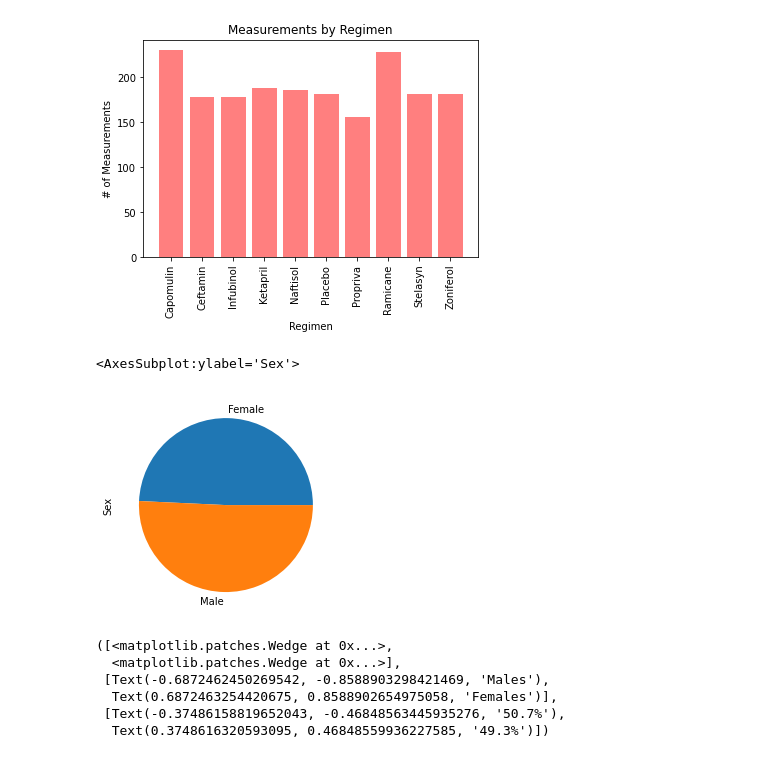
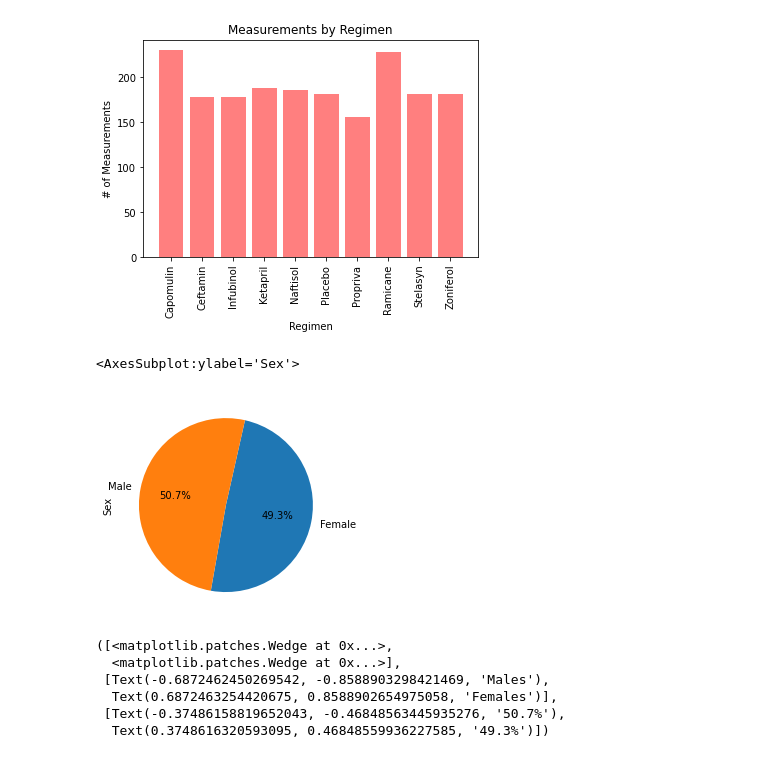
Before and after one commit to jakeazus/Matplotlib-Homework, a Jupyter notebook: Pymaceuticals/pymaceuticals_starter.ipynb, the cells around one changed output. Saved outputs shown, nothing was run; the diff lists cells and outputs as text; code cells hidden in the pictures.

```diff
--- a/Pymaceuticals/pymaceuticals_starter.ipynb
+++ b/Pymaceuticals/pymaceuticals_starter.ipynb
@@ -163,10 +178,11 @@ plt.show()
 # %%
 # Generate a pie plot showing the distribution of female versus male mice using pandas
 gender = clean_df.groupby("Sex")["Sex"].count()
-gender.plot.pie()
+ax = plt.subplot(111)
+gender.plot(kind='pie', ax=ax, autopct='%1.1f%%', startangle=260, fontsize=10)
 # %% [output]
 <AxesSubplot:ylabel='Sex'>
-[figure, old version]
+[figure, new version]
 # %%
 # Generate a pie plot showing the distribution of female versus male mice using pyplot
 labels = ["Males", "Females"]
```
Also changed, not shown: parts of 7 cells of this notebook.
